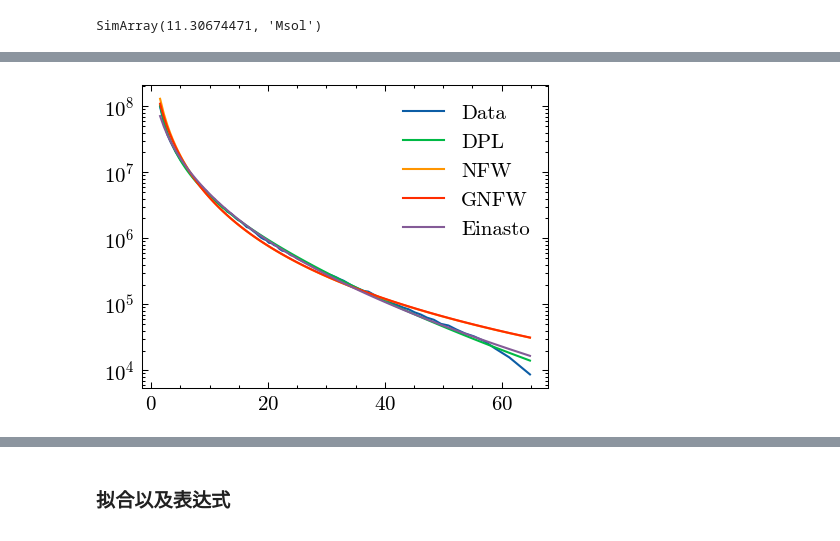
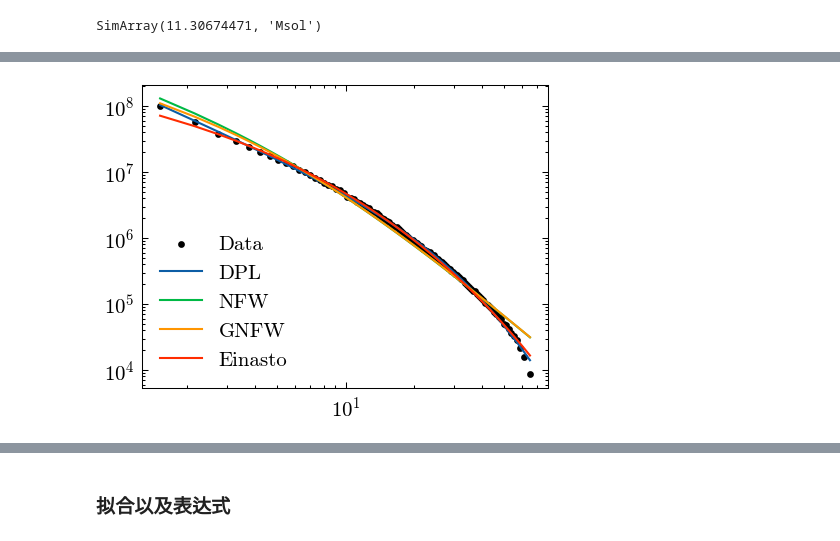
Before and after one commit to wx-ys/gal1d, a Jupyter notebook: example.ipynb, the cells around one changed output, grey strips where cells are left out. Drawn from its saved outputs; the diff is of its cells as text; code cells hidden in the pictures.

```diff
--- a/example.ipynb
+++ b/example.ipynb
@@ -92,11 +133,12 @@ np.log10(ein.enclosed_mass(200))
 # %%
 plt.figure(dpi=150)
-plt.plot(rdm,rhodm,label='Data')
+plt.scatter(rdm,rhodm,label='Data',c='k',s=5)
 plt.plot(rdm,dou(rdm),label='DPL')
 plt.plot(rdm,nfw(rdm),label='NFW')
 plt.plot(rdm,gnfw(rdm),label='GNFW')
 plt.plot(rdm,ein(rdm),label='Einasto')
 plt.legend()
 plt.yscale('log')
+plt.xscale('log')
 # %% [output]
-[figure, old version]
+[figure, new version]
```
Also changed, not shown: parts of 30 cells of this notebook, 5 other files.
